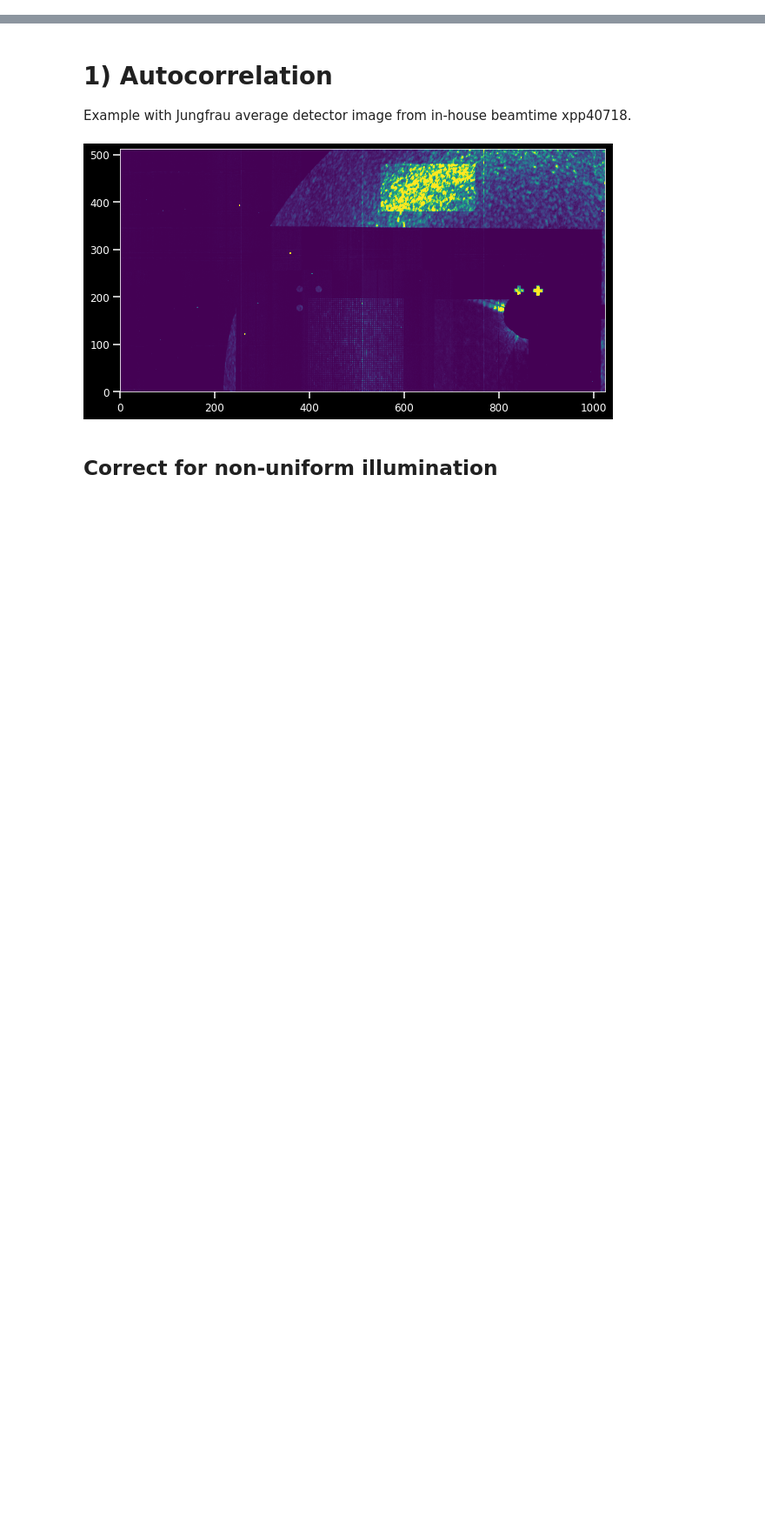
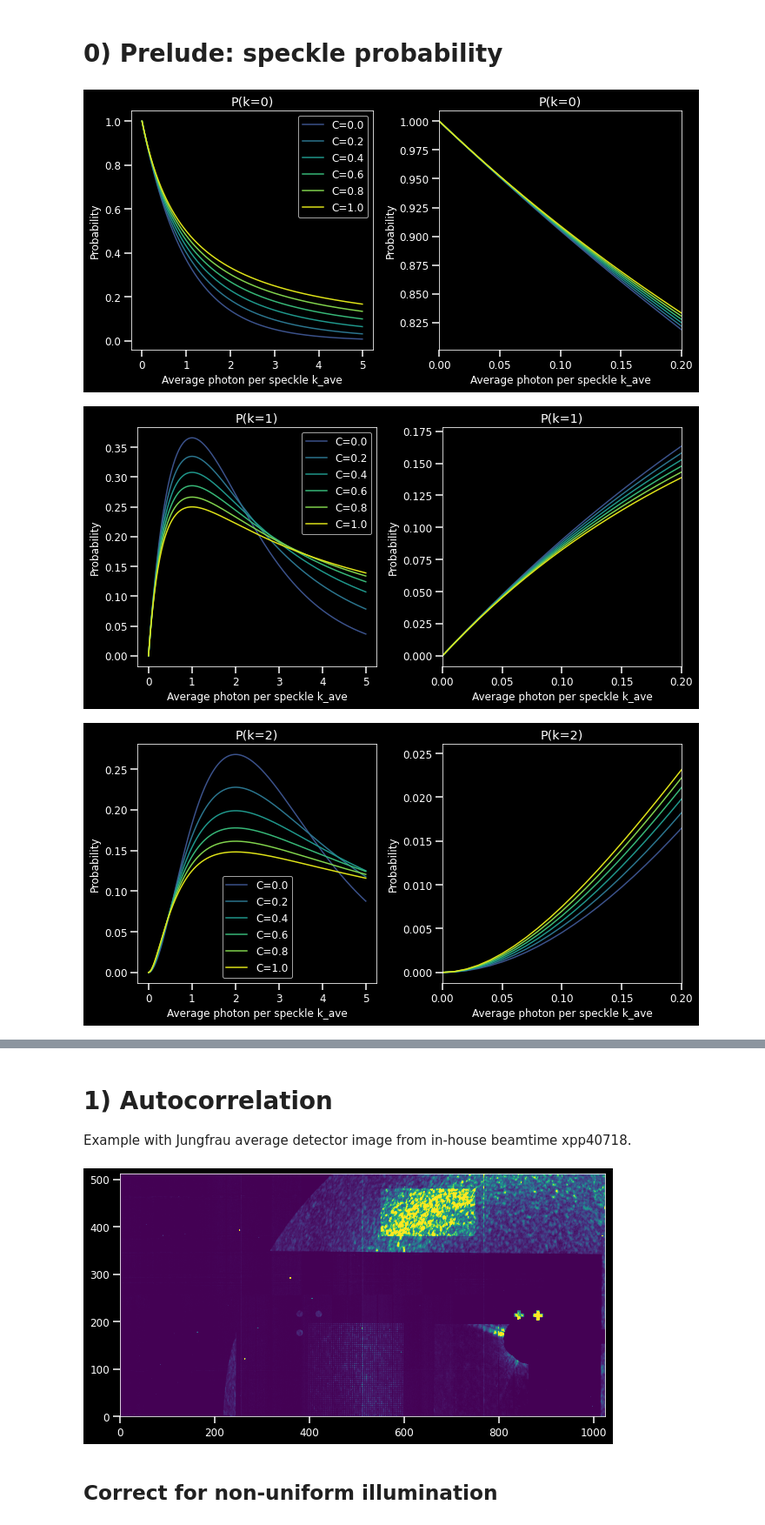
Before and after one commit to vespos/xpcs, a Jupyter notebook: examples.ipynb, the cells around one changed output, grey strips where cells are left out. Shown at 87% size. Drawn from its saved outputs; the diff is of its cells as text; code cells hidden in the pictures; blank space fills up the shorter version.

```diff
--- a/examples.ipynb
+++ b/examples.ipynb
@@ -16,3 +17,35 @@ plt.rcParams['xtick.major.size'] = length
 plt.rcParams['ytick.major.size'] = length
 plt.rcParams['xtick.major.width'] = width
 plt.rcParams['ytick.major.width'] = width
+# %% [markdown]
+# 0) Prelude: speckle probability
+# %%
+
+kave = np.arange(0,5,0.01)
+Cs = np.array([0.01,0.2,0.4,0.6,0.8,1])
+Ms = 1/Cs
+colors = plt.cm.viridis(np.linspace(0.25,0.95,Cs.size))
+
+for k in range(5):
+    k=k
+    fig, ax = plt.subplots(ncols=2, figsize=(10,5))
+    for ii, M in enumerate(Ms):
+        P = Pk(k,kave,M)
+        ax[0].plot(kave,P, label='C={:.1f}'.format(Cs[ii]), color=colors[ii])
+        ax[0].set_title('P(k='+str(k)+')')
+        ax[0].set_xlabel('Average photon per speckle k_ave')
+        ax[0].set_ylabel('Probability')
+#         ax[0].legend(loc='lower right')
+        ax[0].legend()
+
+        ax[1].plot(kave[:22],P[:22], color=colors[ii])
+        ax[1].set_xlim(0,0.2)
+        ax[1].set_title('P(k='+str(k)+')')
+        ax[1].set_xlabel('Average photon per speckle k_ave')
+        ax[1].set_ylabel('Probability')
+    plt.tight_layout()
+plt.show()
+# %% [output]
+[figure, added]
+[figure, added]
+[figure, added]
```
Also changed, not shown: parts of 3 cells of this notebook, 4 other files.
